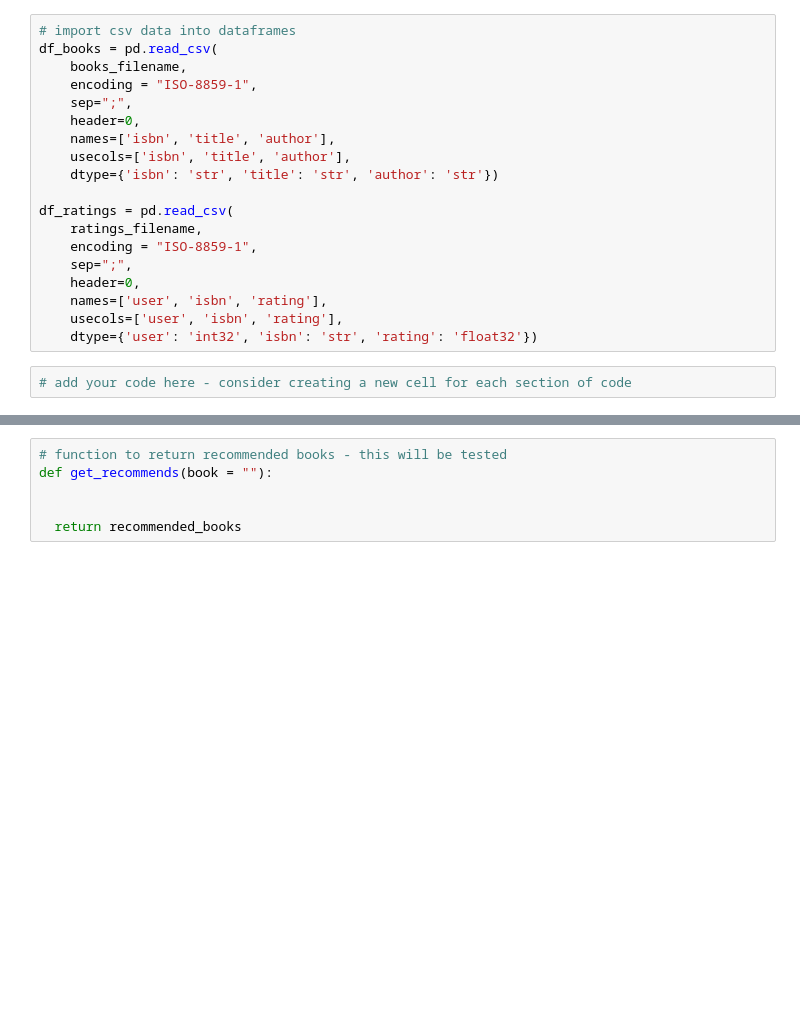
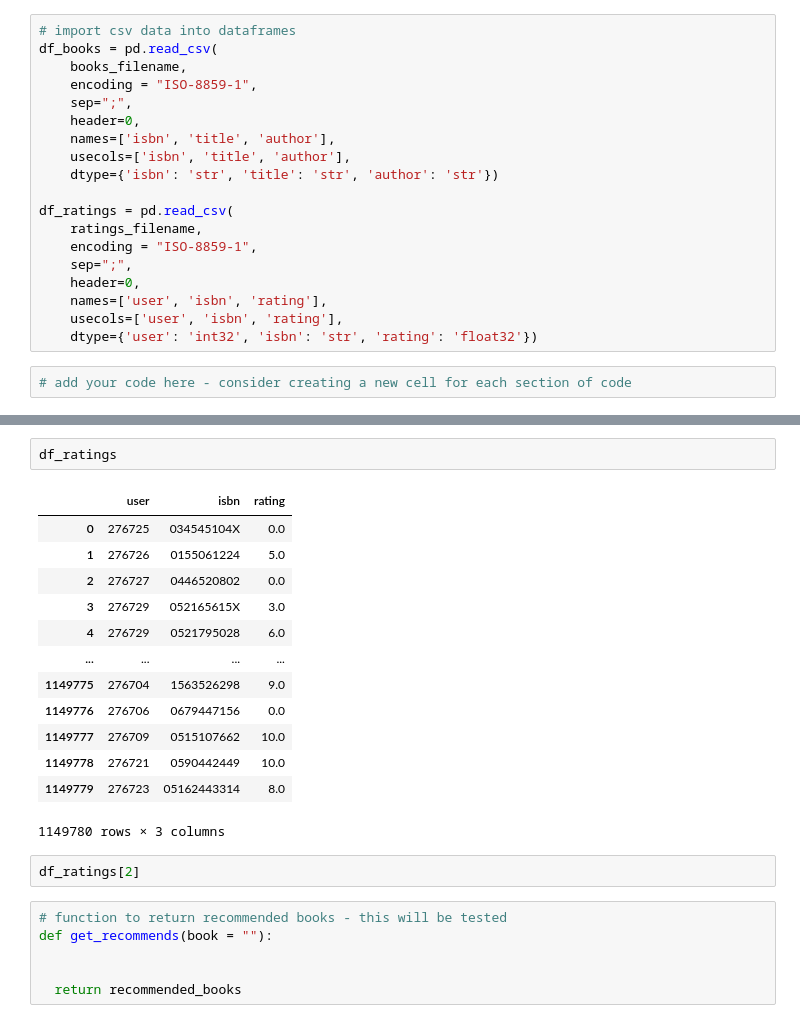
Before and after one commit to IamGreat195/book-reccomendation, a Jupyter notebook: fcc_book_recommendation_knn.ipynb, the cells around one changed output, grey strips where cells are left out. Drawn from its saved outputs; the diff is of its cells as text; blank space fills up the shorter version.

```diff
--- a/fcc_book_recommendation_knn.ipynb
+++ b/fcc_book_recommendation_knn.ipynb
@@ -41,3 +69,21 @@ NameError: name 'df_books' is not defined
+# %%
+df_ratings
+# %% [output]
+|  | user | isbn | rating |
+| 0 | 276725 | 034545104X | 0.0 |
+| 1 | 276726 | 0155061224 | 5.0 |
+| 2 | 276727 | 0446520802 | 0.0 |
+| 3 | 276729 | 052165615X | 3.0 |
+| 4 | 276729 | 0521795028 | 6.0 |
+| ... | ... | ... | ... |
+| 1149775 | 276704 | 1563526298 | 9.0 |
+| 1149776 | 276706 | 0679447156 | 0.0 |
+| 1149777 | 276709 | 0515107662 | 10.0 |
+| 1149778 | 276721 | 0590442449 | 10.0 |
+| 1149779 | 276723 | 05162443314 | 8.0 |
+1149780 rows × 3 columns
+# %%
+df_ratings[2]
 # %%
 # function to return recommended books - this will be tested
 def get_recommends(book = ""):
```
Also changed, not shown: parts of 2 cells of this notebook.
